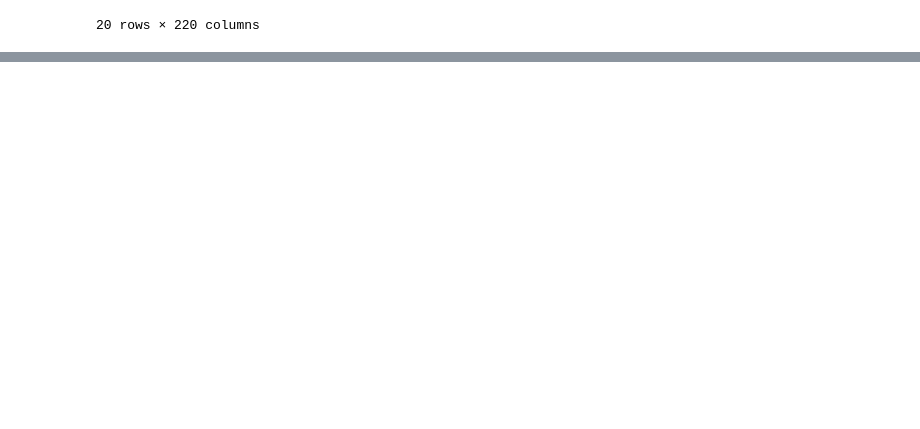
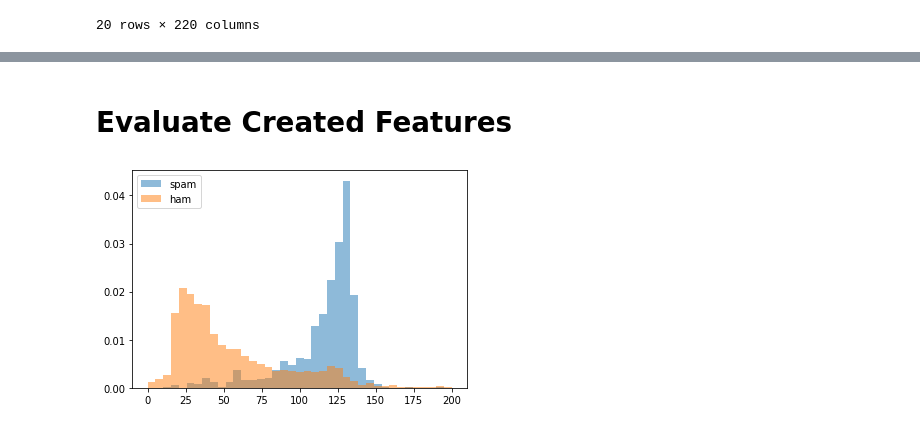
Before and after one commit to hrushikute/DataAnalytics, a Jupyter notebook: nltk_exploration.ipynb, the cells around one changed output, grey strips where cells are left out. Saved outputs shown, nothing was run; the diff lists cells and outputs as text; code cells hidden in the pictures; blank space fills up the shorter version.

```diff
--- a/nltk_exploration.ipynb
+++ b/nltk_exploration.ipynb
@@ -509,0 +514,5 @@ df_x_count_sample
+# %%
+import pandas as pd
+headers = ['label','message']
+df = pd.read_csv('SMSSpamCollection', sep='\t', names = headers)
+df.head()
@@ -509,0 +528,3 @@ df_x_count_sample
+# %%
+df['message_len']= df['message'].apply(lambda x:len(x)-x.count(" "))
+df.head()
@@ -509,0 +540,8 @@ df_x_count_sample
+# %%
+import string
+def count_punct(text):
+  count= sum([1 for char in text if char in string.punctuation])
+  total_len = len(text)-text.count(" ")
+  return (count/total_len)*100
+df['percent_punctuation'] = df['message'].apply(lambda x : count_punct(x))
+df.head()
@@ -509,0 +555,2 @@ df_x_count_sample
+# %% [markdown]
+# Evaluate Created Features
@@ -509,0 +561,9 @@ df_x_count_sample
+# %%
+# Create the bins
+bins = np.linspace(0,200,40)
+pyplot.hist(df[df['label'] == 'spam']['message_len'], bins, alpha=0.5, density=True, label='spam')
+pyplot.hist(df[df['label'] == 'ham']['message_len'], bins, alpha=0.5, density=True, label='ham')
+pyplot.legend(loc="upper left")
+pyplot.show()
+# %% [output]
+[figure, added]
```
Also changed, not shown: parts of 8 cells of this notebook.
